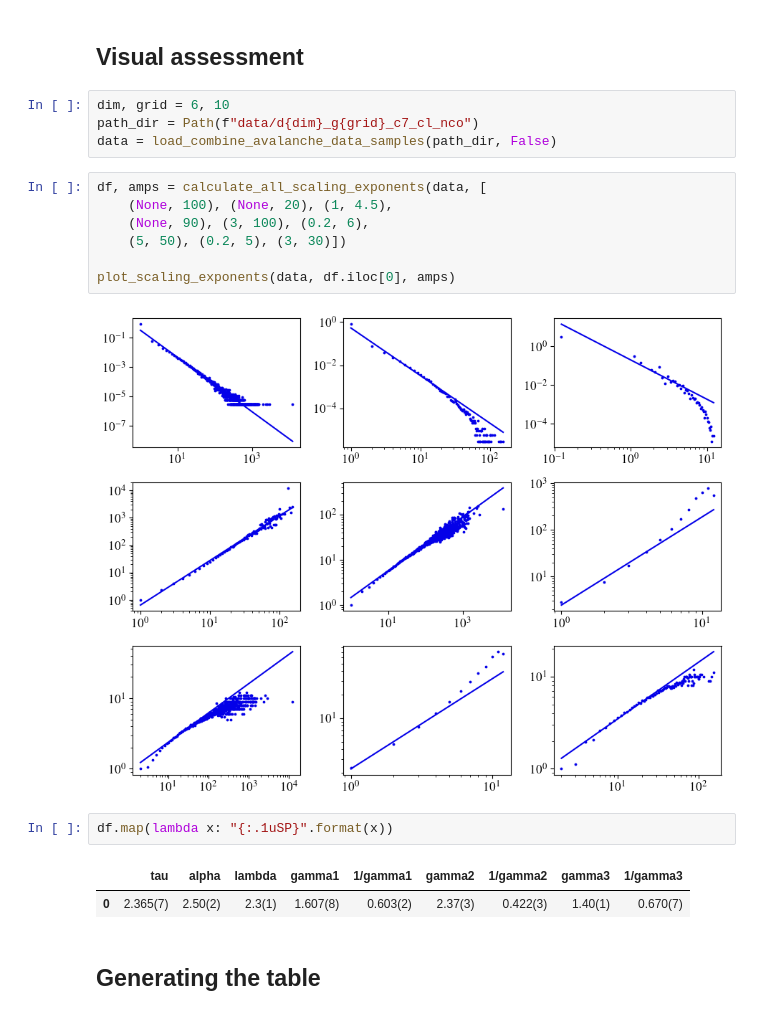
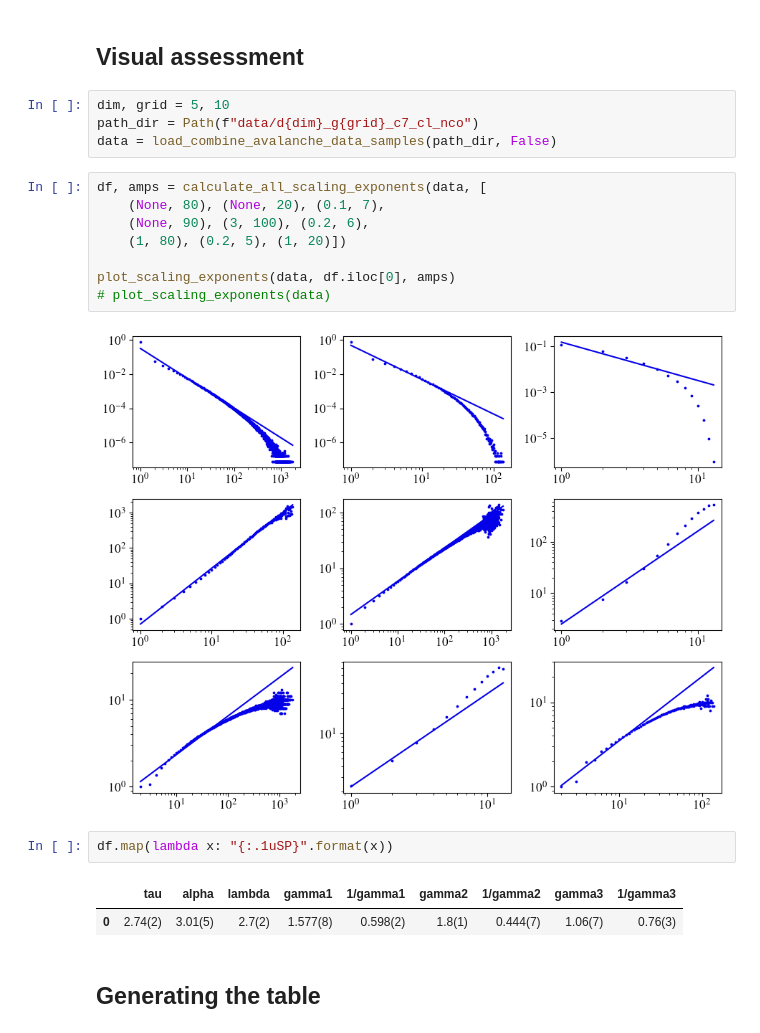
Before and after one commit to GabrielRemi/Sandpile, a Jupyter notebook: Code/analysis_nd.ipynb, the cells around one changed output. Drawn from its saved outputs; the diff is of its cells as text.

```diff
--- a/Code/analysis_nd.ipynb
+++ b/Code/analysis_nd.ipynb
@@ -32,23 +33,24 @@ fig.legend(fontsize="small", loc="lower right", bbox_to_anchor=(0.97, 0.1))
 # %% [markdown]
 ## Visual assessment
 # %%
-dim, grid = 6, 10
+dim, grid = 5, 10
 path_dir = Path(f"data/d{dim}_g{grid}_c7_cl_nco")
 data = load_combine_avalanche_data_samples(path_dir, False)
 # %%
 df, amps = calculate_all_scaling_exponents(data, [
-    (None, 100), (None, 20), (1, 4.5),
+    (None, 80), (None, 20), (0.1, 7),
     (None, 90), (3, 100), (0.2, 6),
-    (5, 50), (0.2, 5), (3, 30)])
+    (1, 80), (0.2, 5), (1, 20)])
 
 plot_scaling_exponents(data, df.iloc[0], amps)
+# plot_scaling_exponents(data)
 # %% [output]
-[figure, old version]
+[figure, new version]
 # %%
 df.map(lambda x: "{:.1uSP}".format(x))
 # %% [output]
 |  | tau | alpha | lambda | gamma1 | 1/gamma1 | gamma2 | 1/gamma2 | gamma3 | 1/gamma3 |
-| 0 | 2.365(7) | 2.50(2) | 2.3(1) | 1.607(8) | 0.603(2) | 2.37(3) | 0.422(3) | 1.40(1) | 0.670(7) |
+| 0 | 2.74(2) | 3.01(5) | 2.7(2) | 1.577(8) | 0.598(2) | 1.8(1) | 0.444(7) | 1.06(7) | 0.76(3) |
 # %% [markdown]
 ## Generating the table
 # %%
```
Also changed, not shown: parts of 3 cells of this notebook, 13 other files.
